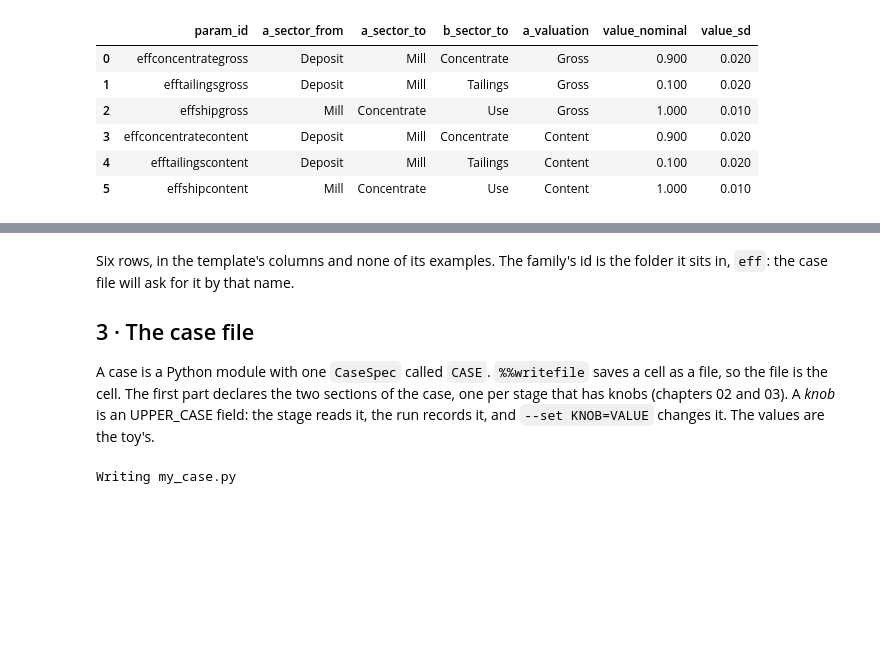
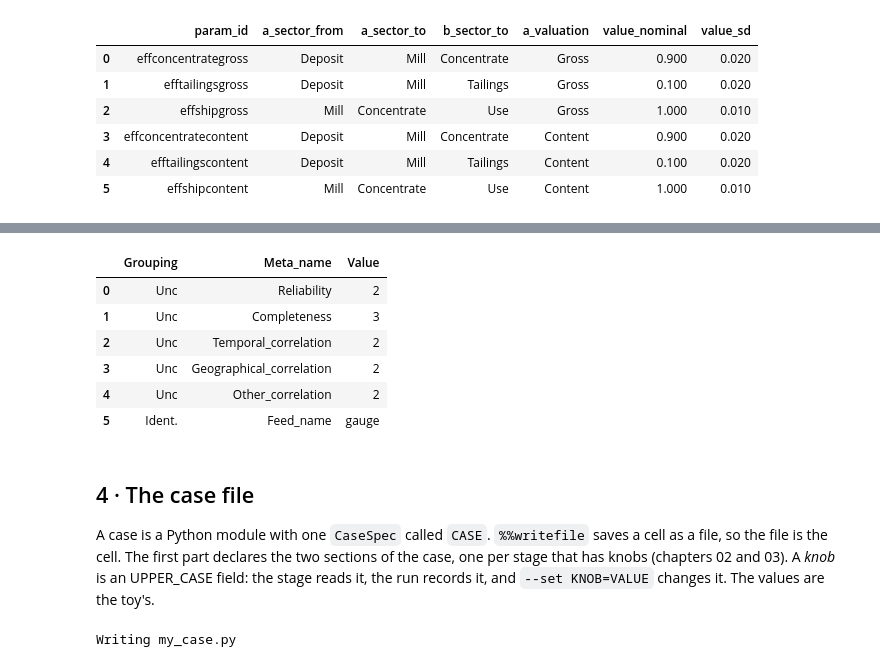
Before and after one commit to cocovttr/pySUTO, a Jupyter notebook: src/pysuto/tutorial/10_your_case.ipynb, the cells around one changed output, grey strips where cells are left out. Saved outputs shown, nothing was run; the diff lists cells and outputs as text; code cells hidden in the pictures; blank space fills up the shorter version.

```diff
--- a/src/pysuto/tutorial/10_your_case.ipynb
+++ b/src/pysuto/tutorial/10_your_case.ipynb
@@ -103,7 +144,20 @@ pd.read_csv(PARAMS, sep=";")[["param_id", "a_sector_from", "a_sector_to", "b_sec
+# %%
+SCORES = {"Reliability": 2, "Completeness": 3, "Temporal_correlation": 2,
+          "Geographical_correlation": 2, "Other_correlation": 2}
+META = pd.DataFrame({"Grouping": "Unc", "Meta_name": list(SCORES), "Value": list(SCORES.values())})
+META.loc[len(META)] = ["Ident.", "Feed_name", "gauge"]
+META.to_excel(FEED_DIR / "meta.xlsx", index=False)
+META
+# %% [output]
+|  | Grouping | Meta_name | Value |
+| 0 | Unc | Reliability | 2 |
+| 1 | Unc | Completeness | 3 |
+| 2 | Unc | Temporal_correlation | 2 |
+| 3 | Unc | Geographical_correlation | 2 |
+| 4 | Unc | Other_correlation | 2 |
+| 5 | Ident. | Feed_name | gauge |
 # %% [markdown]
-Six rows, in the template's columns and none of its examples. The family's id is the folder it sits in, `eff`: the case file will ask for it by that name.
-
-## 3 · The case file
+## 4 · The case file
 
 A case is a Python module with one `CaseSpec` called `CASE`. `%%writefile` saves a cell as a file, so the file is the cell. The first part declares the two sections of the case, one per stage that has knobs (chapters 02 and 03). A *knob* is an UPPER_CASE field: the stage reads it, the run records it, and `--set KNOB=VALUE` changes it. The values are the toy's.
 # %%
```
Also changed, not shown: parts of 28 cells of this notebook, 19 other files.
